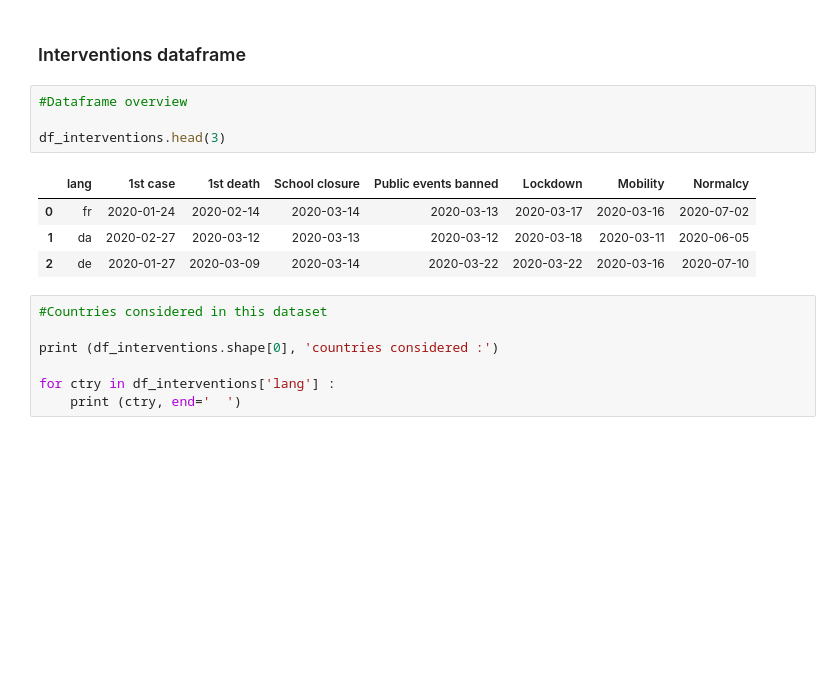
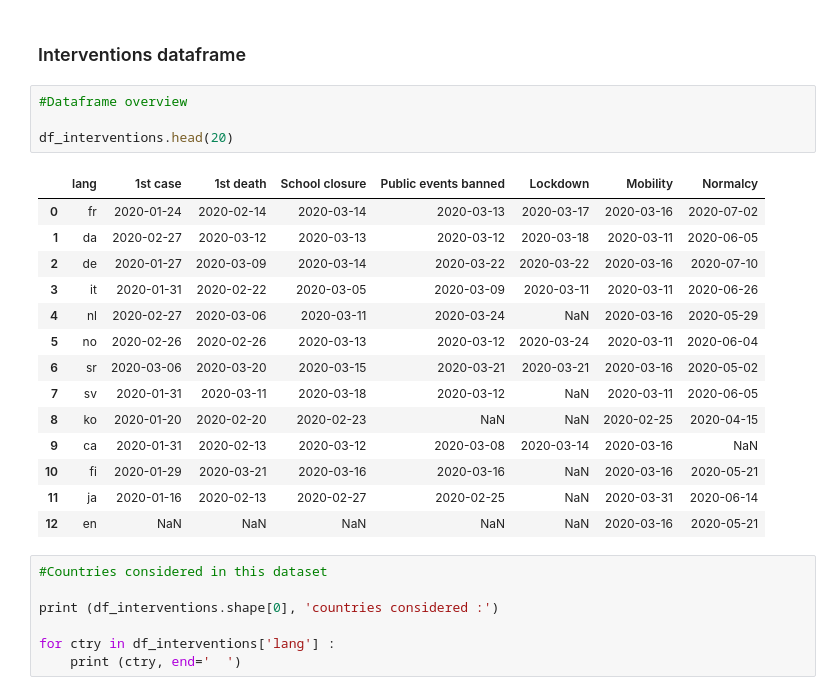
Before and after one commit to epfl-ada/ada-2022-project-datamineurs, a Jupyter notebook: ADA_coronawiki_project.ipynb, the cells around one changed output. Drawn from its saved outputs; the diff is of its cells as text; blank space fills up the shorter version.

```diff
--- a/ADA_coronawiki_project.ipynb
+++ b/ADA_coronawiki_project.ipynb
@@ -27,12 +27,22 @@ with gzip.open(path + 'aggregated_timeseries.json.gz', "rb") as f:
 # %%
 #Dataframe overview
 
-df_interventions.head(3)
+df_interventions.head(20)
 # %% [output]
 |  | lang | 1st case | 1st death | School closure | Public events banned | Lockdown | Mobility | Normalcy |
 | 0 | fr | 2020-01-24 | 2020-02-14 | 2020-03-14 | 2020-03-13 | 2020-03-17 | 2020-03-16 | 2020-07-02 |
 | 1 | da | 2020-02-27 | 2020-03-12 | 2020-03-13 | 2020-03-12 | 2020-03-18 | 2020-03-11 | 2020-06-05 |
 | 2 | de | 2020-01-27 | 2020-03-09 | 2020-03-14 | 2020-03-22 | 2020-03-22 | 2020-03-16 | 2020-07-10 |
+| 3 | it | 2020-01-31 | 2020-02-22 | 2020-03-05 | 2020-03-09 | 2020-03-11 | 2020-03-11 | 2020-06-26 |
+| 4 | nl | 2020-02-27 | 2020-03-06 | 2020-03-11 | 2020-03-24 | NaN | 2020-03-16 | 2020-05-29 |
+| 5 | no | 2020-02-26 | 2020-02-26 | 2020-03-13 | 2020-03-12 | 2020-03-24 | 2020-03-11 | 2020-06-04 |
+| 6 | sr | 2020-03-06 | 2020-03-20 | 2020-03-15 | 2020-03-21 | 2020-03-21 | 2020-03-16 | 2020-05-02 |
+| 7 | sv | 2020-01-31 | 2020-03-11 | 2020-03-18 | 2020-03-12 | NaN | 2020-03-11 | 2020-06-05 |
+| 8 | ko | 2020-01-20 | 2020-02-20 | 2020-02-23 | NaN | NaN | 2020-02-25 | 2020-04-15 |
+| 9 | ca | 2020-01-31 | 2020-02-13 | 2020-03-12 | 2020-03-08 | 2020-03-14 | 2020-03-16 | NaN |
+| 10 | fi | 2020-01-29 | 2020-03-21 | 2020-03-16 | 2020-03-16 | NaN | 2020-03-16 | 2020-05-21 |
+| 11 | ja | 2020-01-16 | 2020-02-13 | 2020-02-27 | 2020-02-25 | NaN | 2020-03-31 | 2020-06-14 |
+| 12 | en | NaN | NaN | NaN | NaN | NaN | 2020-03-16 | 2020-05-21 |
 # %%
 #Countries considered in this dataset
 
```
Also changed, not shown: parts of 1 cell of this notebook.
